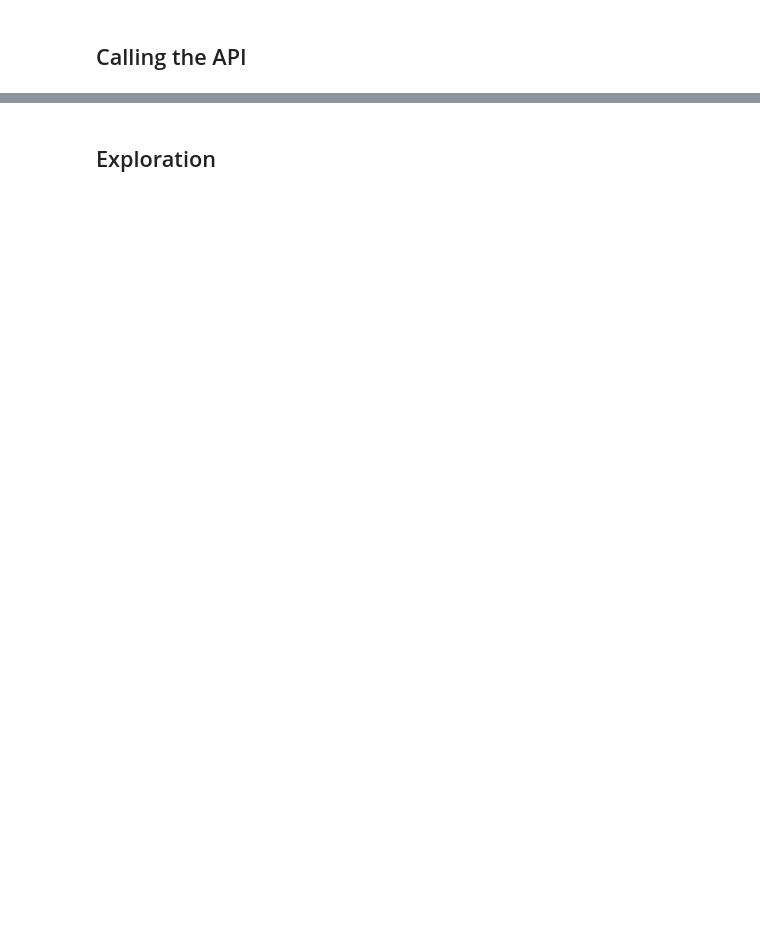
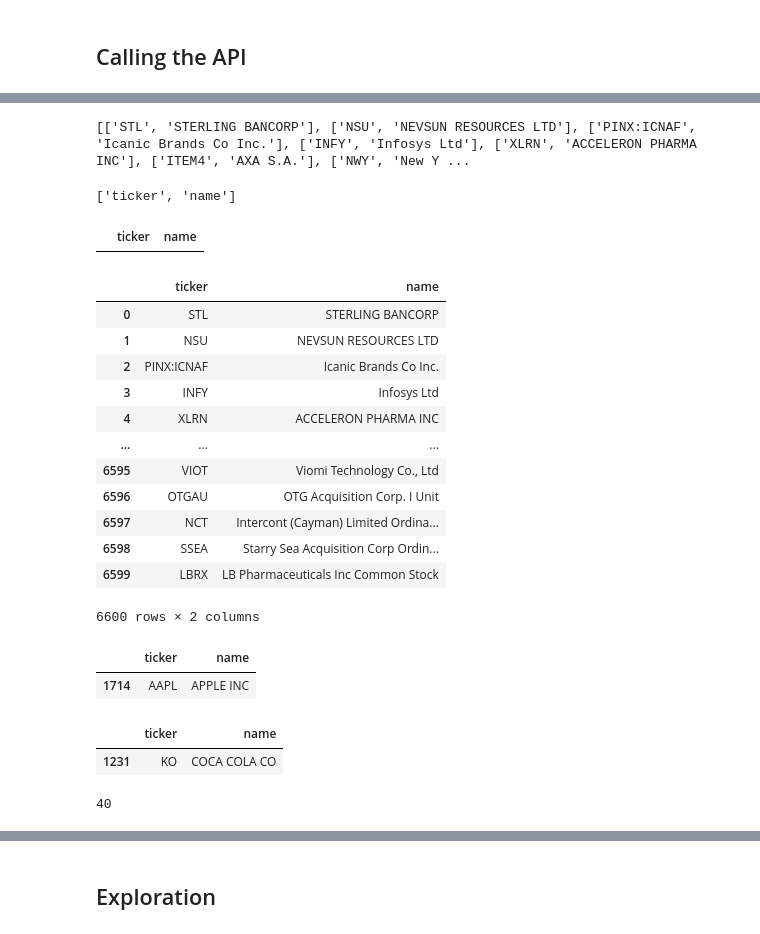
Before and after one commit to thomasrenwickm/stocks_etl, a Jupyter notebook: eda.ipynb, the cells around one changed output, grey strips where cells are left out. Cells and saved outputs as stored; diff of their text form; code cells hidden in the pictures; blank space fills up the shorter version.

```diff
--- a/eda.ipynb
+++ b/eda.ipynb
@@ -31,0 +43,49 @@ class PySimFin
+# %%
+#This gets a list of all the tickers
+tickers= []
+for i in list_data:
+    tickers.append([i['ticker'], i['name']] )
+
+print(tickers)
+# %% [output]
+[['STL', 'STERLING BANCORP'], ['NSU', 'NEVSUN RESOURCES LTD'], ['PINX:ICNAF', 'Icanic Brands Co Inc.'], ['INFY', 'Infosys Ltd'], ['XLRN', 'ACCELERON PHARMA INC'], ['ITEM4', 'AXA S.A.'], ['NWY', 'New Y ...
+# %%
+columns = ['ticker', 'name']
+columns
+# %% [output]
+['ticker', 'name']
+# %%
+company_list = pd.DataFrame(columns=columns)
+company_list
+# %% [output]
+|  | ticker | name |
+# %%
+# This block of code creates a list of all companies with tickers.
+for ticker in tickers:
+    company_list.loc[len(company_list)] = ticker
+# %%
+company_list
+# %% [output]
+|  | ticker | name |
+| 0 | STL | STERLING BANCORP |
+| 1 | NSU | NEVSUN RESOURCES LTD |
+| 2 | PINX:ICNAF | Icanic Brands Co Inc. |
+| 3 | INFY | Infosys Ltd |
+| 4 | XLRN | ACCELERON PHARMA INC |
+| ... | ... | ... |
+| 6595 | VIOT | Viomi Technology Co., Ltd |
+| 6596 | OTGAU | OTG Acquisition Corp. I Unit |
+| 6597 | NCT | Intercont (Cayman) Limited Ordina... |
+| 6598 | SSEA | Starry Sea Acquisition Corp Ordin... |
+| 6599 | LBRX | LB Pharmaceuticals Inc Common Stock |
+6600 rows × 2 columns
+# %%
+company_list[company_list['ticker'] =='AAPL']
+# %% [output]
+|  | ticker | name |
+| 1714 | AAPL | APPLE INC |
+# %%
+company_list[company_list['ticker'] =='KO']
+# %% [output]
+|  | ticker | name |
+| 1231 | KO | COCA COLA CO |
@@ -31,0 +135,4 @@ class PySimFin
+# %%
+len(top_50_companies)
+# %% [output]
+40
```
Also changed, not shown: parts of 55 cells of this notebook, 6 other files.
